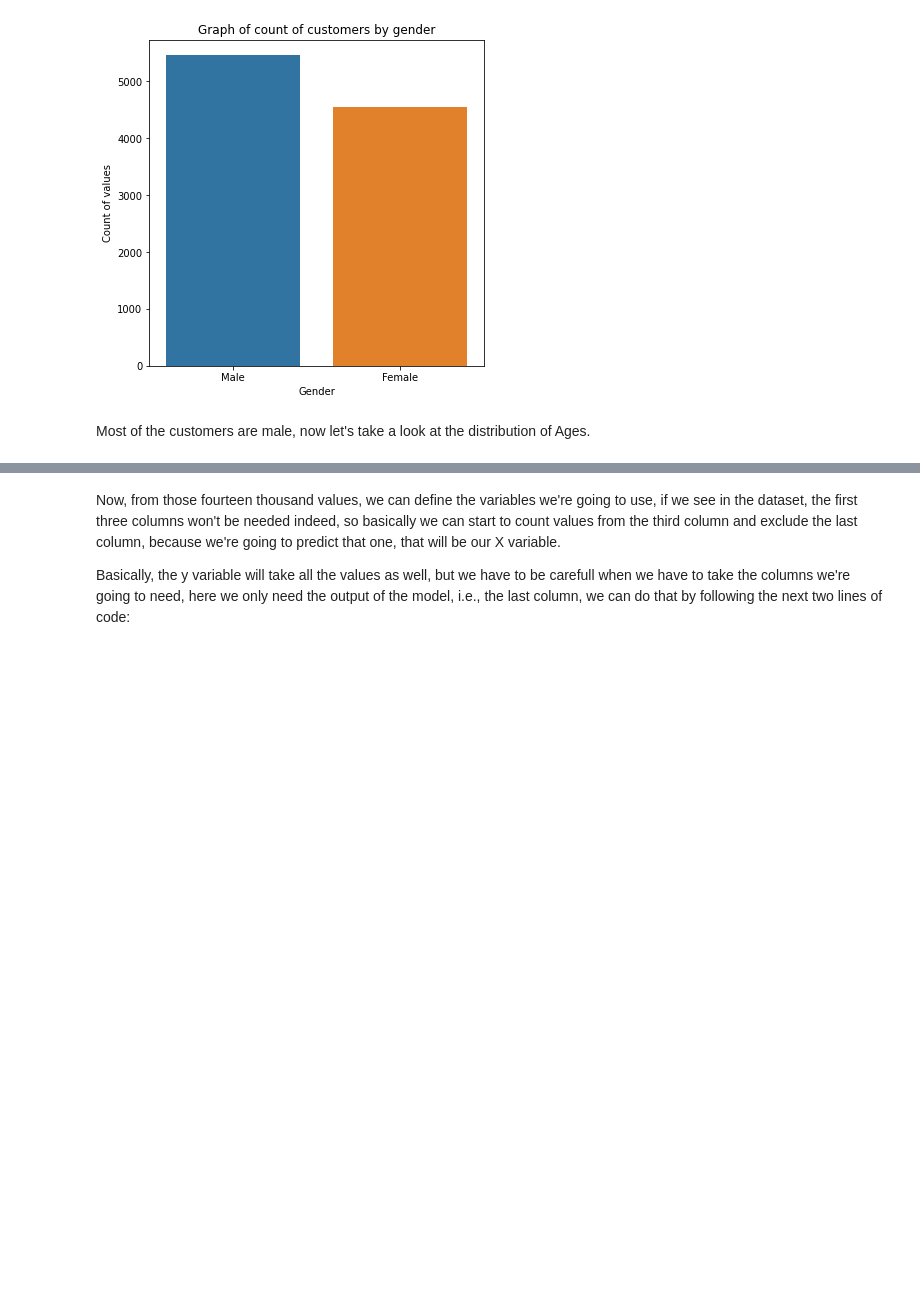
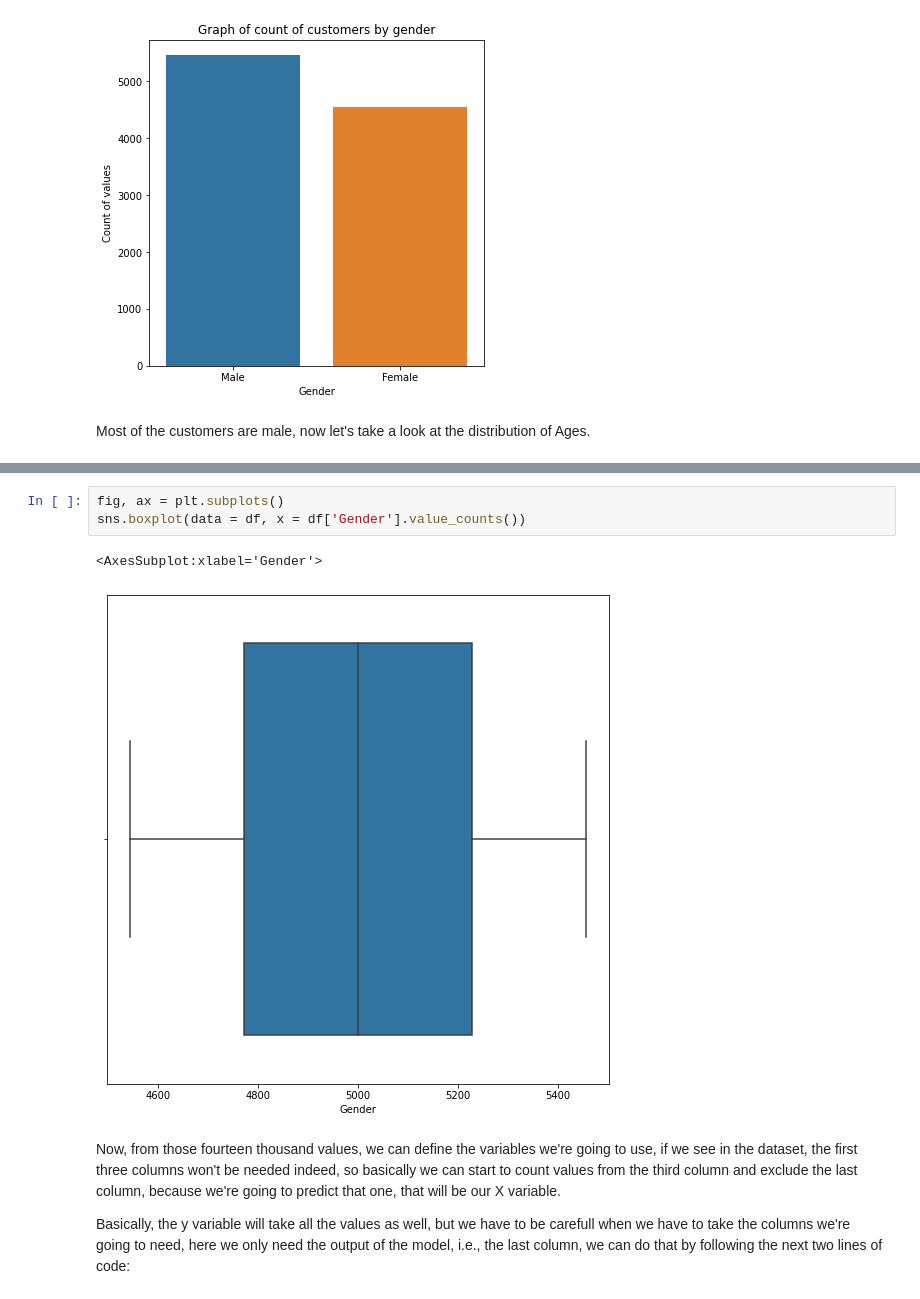
Before and after one commit to earo12/Case-Study-ANN, a Jupyter notebook: ANN_Case_Study.ipynb, the cells around one changed output, grey strips where cells are left out. Saved outputs shown, nothing was run; the diff lists cells and outputs as text; blank space fills up the shorter version.

Commit message:
Added boxplot

```diff
--- a/ANN_Case_Study.ipynb
+++ b/ANN_Case_Study.ipynb
@@ -162,6 +162,12 @@ def age_plot():
 age_plot()
 # %% [output]
 [figure]
+# %%
+fig, ax = plt.subplots()
+sns.boxplot(data = df, x = df['Gender'].value_counts())
+# %% [output]
+<AxesSubplot:xlabel='Gender'>
+[figure, added]
 # %% [markdown]
 Now, from those fourteen thousand values, we can define the variables we're going to use, if we see in the dataset, the first three columns won't be needed indeed, so basically we can start to count values from the third column and exclude the last column, because we're going to predict that one, that will be our X variable.
 
```
Also changed, not shown: parts of 1 cell of this notebook.
